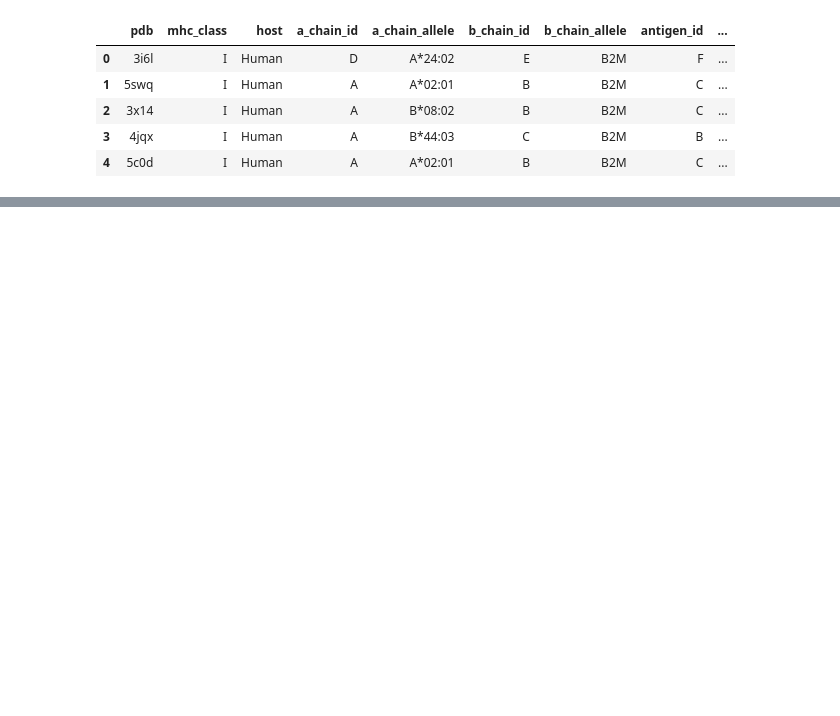
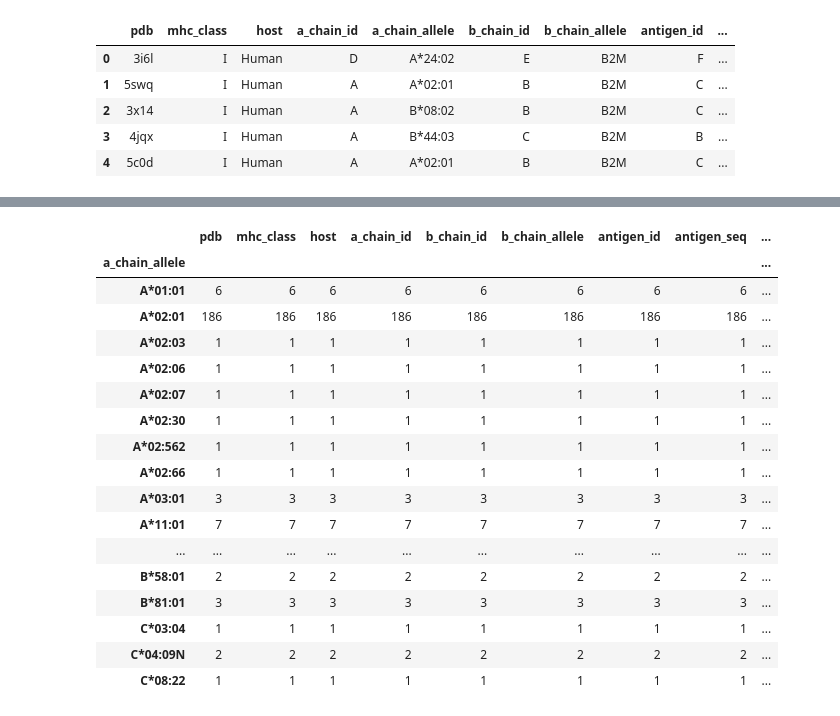
Before and after one commit to ignatovmg/cnn, a Jupyter notebook: src/data_preparation.ipynb, the cells around one changed output, grey strips where cells are left out. Cells and saved outputs as stored; diff of their text form; code cells hidden in the pictures; blank space fills up the shorter version.

```diff
--- a/src/data_preparation.ipynb
+++ b/src/data_preparation.ipynb
@@ -388,0 +562,21 @@ def mhc2matrix(name, left_bottom=(-10.0, -10.0, -10.0), right_up=(10.0, 10.0, 10
+# %%
+iclass.groupby('a_chain_allele').count()
+# %% [output]
+|  | pdb | mhc_class | host | a_chain_id | b_chain_id | b_chain_allele | antigen_id | antigen_seq | ... |
+| a_chain_allele |  |  |  |  |  |  |  |  | ... |
+| A*01:01 | 6 | 6 | 6 | 6 | 6 | 6 | 6 | 6 | ... |
+| A*02:01 | 186 | 186 | 186 | 186 | 186 | 186 | 186 | 186 | ... |
+| A*02:03 | 1 | 1 | 1 | 1 | 1 | 1 | 1 | 1 | ... |
+| A*02:06 | 1 | 1 | 1 | 1 | 1 | 1 | 1 | 1 | ... |
+| A*02:07 | 1 | 1 | 1 | 1 | 1 | 1 | 1 | 1 | ... |
+| A*02:30 | 1 | 1 | 1 | 1 | 1 | 1 | 1 | 1 | ... |
+| A*02:562 | 1 | 1 | 1 | 1 | 1 | 1 | 1 | 1 | ... |
+| A*02:66 | 1 | 1 | 1 | 1 | 1 | 1 | 1 | 1 | ... |
+| A*03:01 | 3 | 3 | 3 | 3 | 3 | 3 | 3 | 3 | ... |
+| A*11:01 | 7 | 7 | 7 | 7 | 7 | 7 | 7 | 7 | ... |
+| ... | ... | ... | ... | ... | ... | ... | ... | ... | ... |
+| B*58:01 | 2 | 2 | 2 | 2 | 2 | 2 | 2 | 2 | ... |
+| B*81:01 | 3 | 3 | 3 | 3 | 3 | 3 | 3 | 3 | ... |
+| C*03:04 | 1 | 1 | 1 | 1 | 1 | 1 | 1 | 1 | ... |
+| C*04:09N | 2 | 2 | 2 | 2 | 2 | 2 | 2 | 2 | ... |
+| C*08:22 | 1 | 1 | 1 | 1 | 1 | 1 | 1 | 1 | ... |
```
Also changed, not shown: parts of 22 cells of this notebook, 29 other files.
